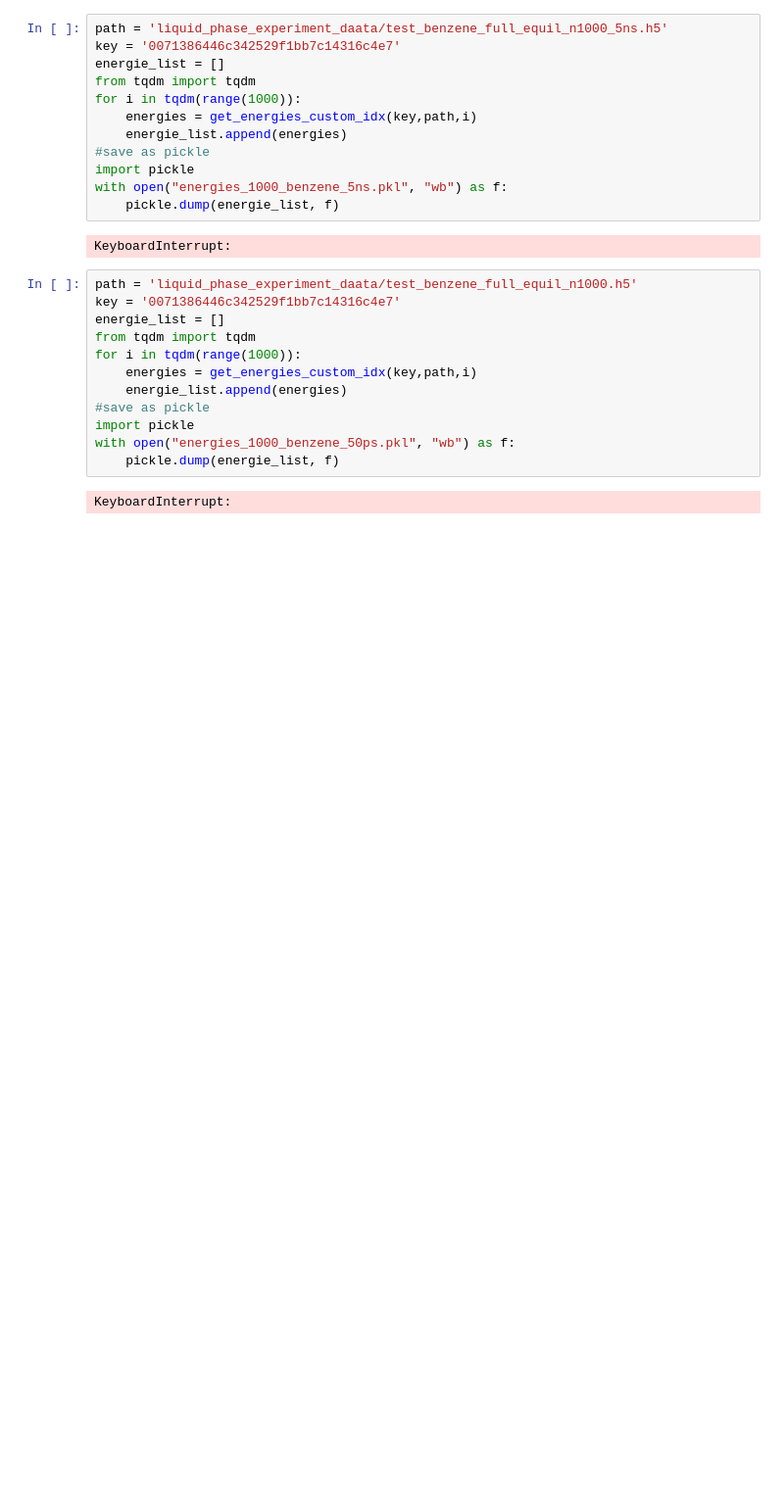
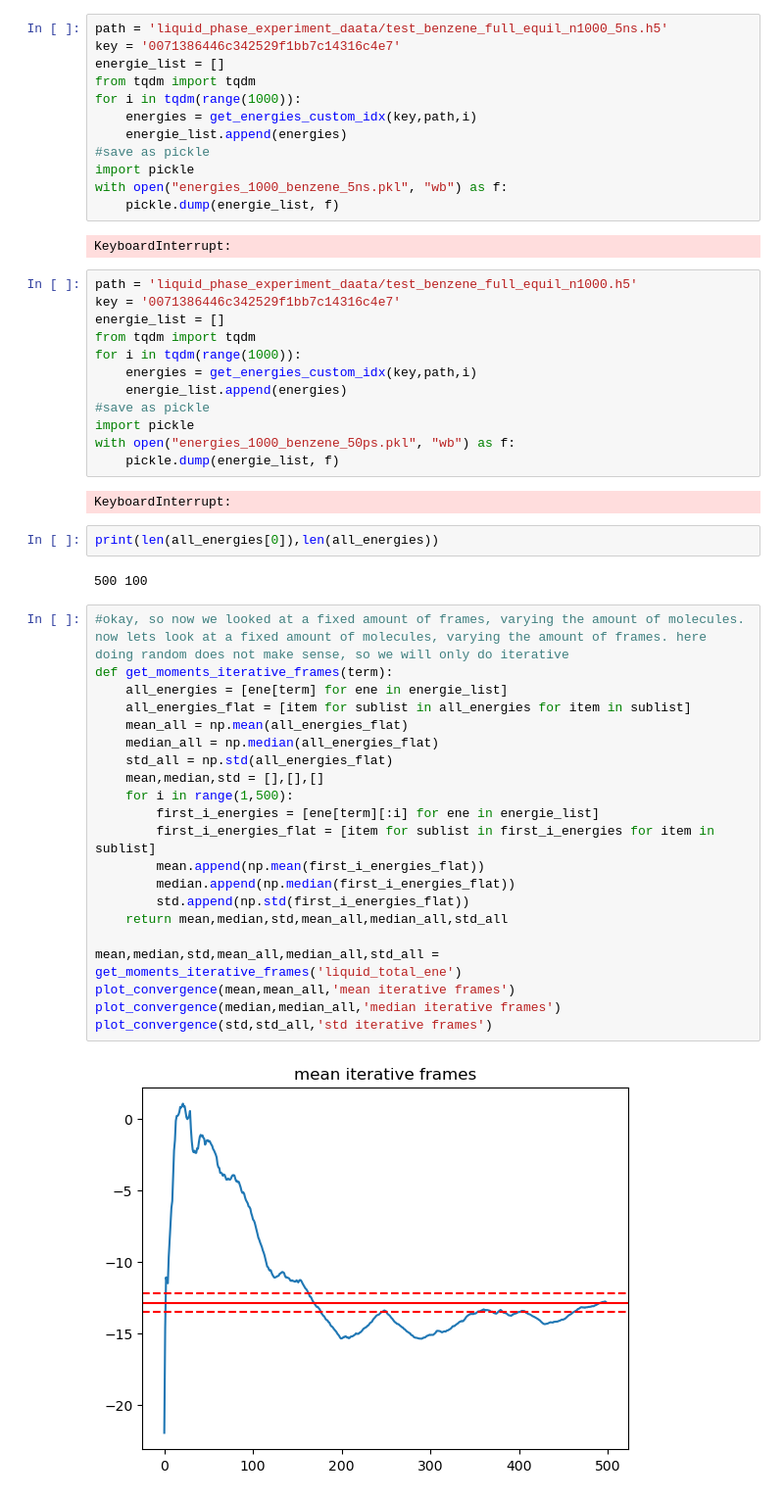
Before and after one commit to Cschiebroek/mdfptools, a Jupyter notebook: carl/decomposer_per_molecule.ipynb, the cells around one changed output. Shown at 98% size. Cells and saved outputs as stored; diff of their text form; blank space fills up the shorter version.

Commit message:
liquid simulation

```diff
--- a/carl/decomposer_per_molecule.ipynb
+++ b/carl/decomposer_per_molecule.ipynb
@@ -2118,3 +2118,30 @@ with open("energies_1000_benzene_50ps.pkl", "wb") as f:
     pickle.dump(energie_list, f)
 # %% [output]
 KeyboardInterrupt:
+# %%
+print(len(all_energies[0]),len(all_energies))
+# %% [output]
+500 100
+# %%
+#okay, so now we looked at a fixed amount of frames, varying the amount of molecules. now lets look at a fixed amount of molecules, varying the amount of frames. here doing random does not make sense, so we will only do iterative
+def get_moments_iterative_frames(term):
+    all_energies = [ene[term] for ene in energie_list]
+    all_energies_flat = [item for sublist in all_energies for item in sublist]
+    mean_all = np.mean(all_energies_flat)
+    median_all = np.median(all_energies_flat)
+    std_all = np.std(all_energies_flat)
+    mean,median,std = [],[],[]
+    for i in range(1,500):
+        first_i_energies = [ene[term][:i] for ene in energie_list]
+        first_i_energies_flat = [item for sublist in first_i_energies for item in sublist]
+        mean.append(np.mean(first_i_energies_flat))
+        median.append(np.median(first_i_energies_flat))
+        std.append(np.std(first_i_energies_flat))
+    return mean,median,std,mean_all,median_all,std_all
+
+mean,median,std,mean_all,median_all,std_all = get_moments_iterative_frames('liquid_total_ene')
+plot_convergence(mean,mean_all,'mean iterative frames')
+plot_convergence(median,median_all,'median iterative frames')
+plot_convergence(std,std_all,'std iterative frames')
+# %% [output]
+[figure, added]
```
Also changed, not shown: parts of 3 cells of this notebook, 5 other files.
